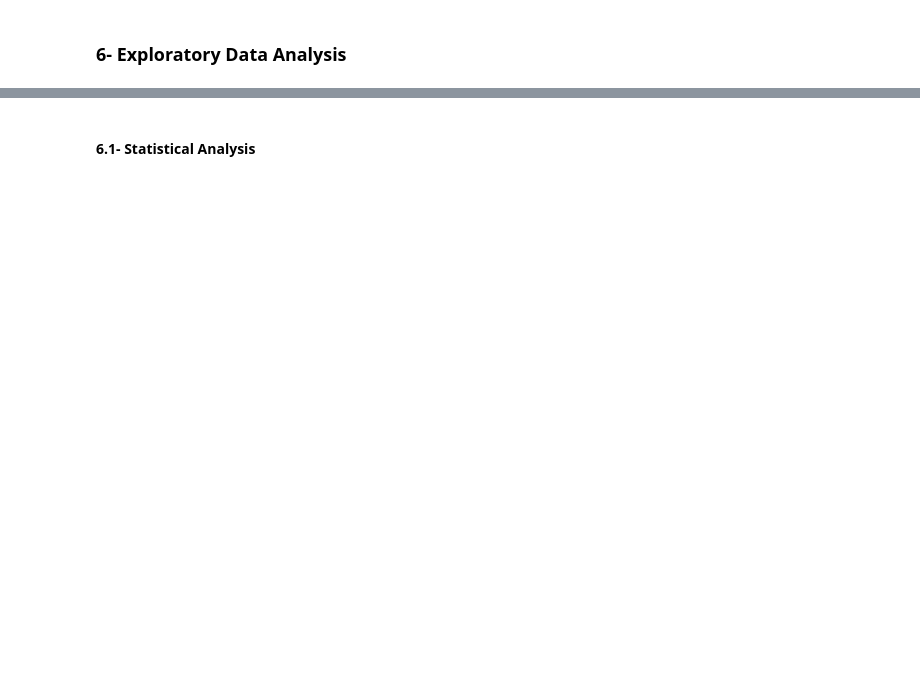
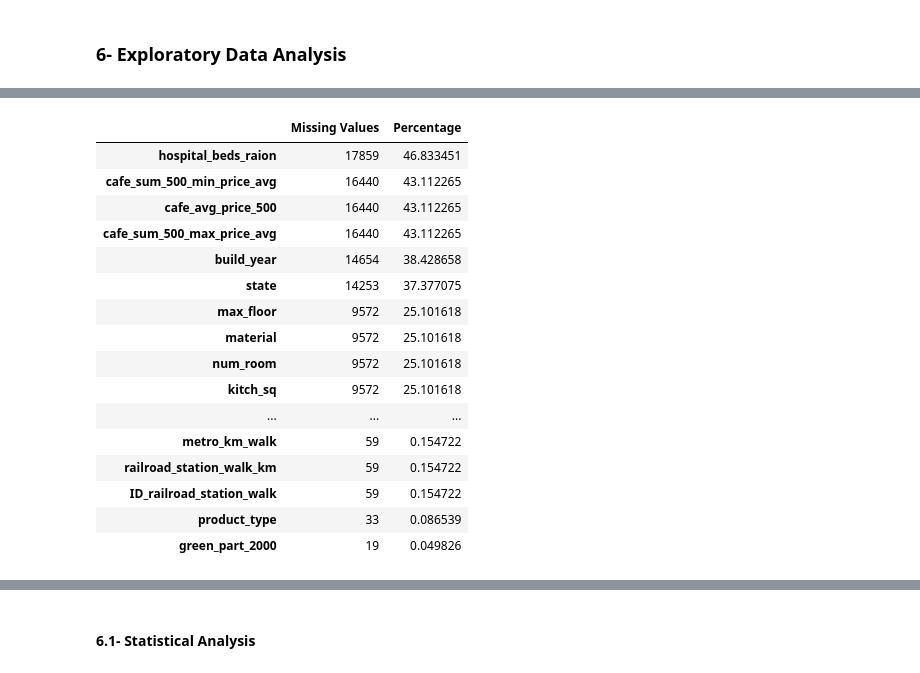
Before and after one commit to ilya4272/Prediction-Model-w-Sberbank-Housing-Market-Dataset, a Jupyter notebook: Code/PM-w-Sberbank-Russian-Housing-Market-dev.ipynb, the cells around one changed output, grey strips where cells are left out. Saved outputs shown, nothing was run; the diff lists cells and outputs as text; code cells hidden in the pictures; blank space fills up the shorter version.

```diff
--- a/Code/PM-w-Sberbank-Russian-Housing-Market-dev.ipynb
+++ b/Code/PM-w-Sberbank-Russian-Housing-Market-dev.ipynb
@@ -204,0 +254,35 @@ memory usage: 12.6 MB
+# %%
+# Calculate the number of missing values
+missing_data = df_2.isnull().sum()
+
+# Calculate the percentage of missing values
+missing_data_percentage = (df_2.isnull().sum() / len(df_2)) * 100
+
+# Create a DataFrame that shows both the number and the percentage of missing values
+missing_data_df = pd.DataFrame({'Missing Values': missing_data, 'Percentage': missing_data_percentage})
+
+# Filter to show only columns where the number of missing values is greater than 0
+missing_data_df = missing_data_df[missing_data_df['Missing Values'] > 0]
+
+# Sort the DataFrame by the number of missing values in descending order
+missing_data_df = missing_data_df.sort_values(by='Missing Values', ascending=False)
+
+missing_data_df
+# %% [output]
+|  | Missing Values | Percentage |
+| hospital_beds_raion | 17859 | 46.833451 |
+| cafe_sum_500_min_price_avg | 16440 | 43.112265 |
+| cafe_avg_price_500 | 16440 | 43.112265 |
+| cafe_sum_500_max_price_avg | 16440 | 43.112265 |
+| build_year | 14654 | 38.428658 |
+| state | 14253 | 37.377075 |
+| max_floor | 9572 | 25.101618 |
+| material | 9572 | 25.101618 |
+| num_room | 9572 | 25.101618 |
+| kitch_sq | 9572 | 25.101618 |
+| ... | ... | ... |
+| metro_km_walk | 59 | 0.154722 |
+| railroad_station_walk_km | 59 | 0.154722 |
+| ID_railroad_station_walk | 59 | 0.154722 |
+| product_type | 33 | 0.086539 |
+| green_part_2000 | 19 | 0.049826 |
```
Also changed, not shown: parts of 23 cells of this notebook, 1 other file.
